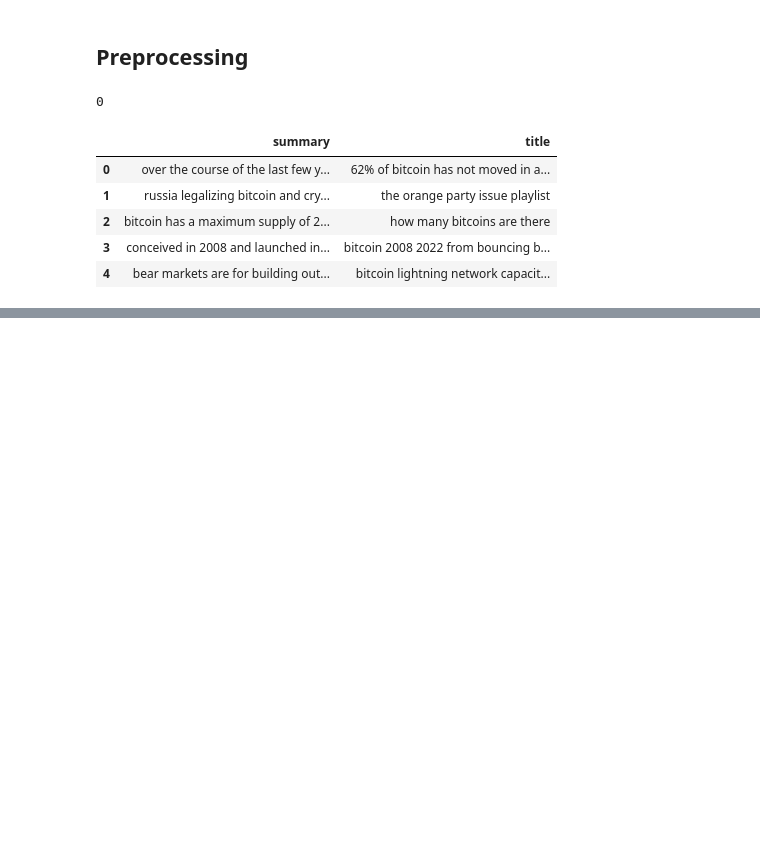
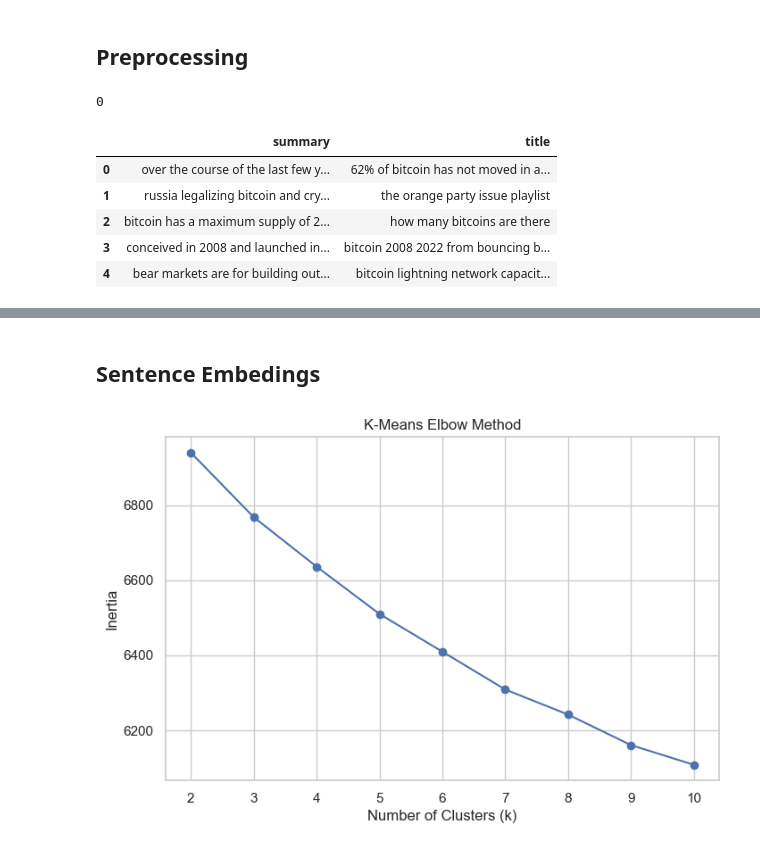
Before and after one commit to gaurav1-9/temporal-topical-sorting, a Jupyter notebook: bitcoin/code_v1.ipynb, the cells around one changed output, grey strips where cells are left out. Drawn from its saved outputs; the diff is of its cells as text; code cells hidden in the pictures; blank space fills up the shorter version.

Commit message:
k means graph added

```diff
--- a/bitcoin/code_v1.ipynb
+++ b/bitcoin/code_v1.ipynb
@@ -50,14 +58,14 @@ data = data.copy()
 data.summary = (
     data.summary
     .str.lower()
-    .str.replace(r'\n','',regex=True)
-    .str.replace(r'[^a-z0-9\%]',' ',regex=True)
+    .str.replace(r'\n',' ',regex=True)
+    .str.replace(r'[^a-z0-9\%.\s]',' ',regex=True)
 )
 data.title = (
     data.title
     .str.lower()
-    .str.replace(r'\n','',regex=True)
-    .str.replace(r'[^a-z0-9\%]',' ',regex=True)
+    .str.replace(r'\n',' ',regex=True)
+    .str.replace(r'[^a-z0-9\%.\s]',' ',regex=True)
 )
 
 data.head()
@@ -68,3 +76,5 @@ data.head()
 | 2 | bitcoin has a maximum supply of 2... | how many bitcoins are there |
 | 3 | conceived in 2008 and launched in... | bitcoin 2008 2022 from bouncing b... |
 | 4 | bear markets are for building out... | bitcoin lightning network capacit... |
+# %%
+data['combined'] = data['summary']+data['title']
@@ -70,0 +85,14 @@ data.head()
+# %%
+sentences = []
+meta = []
+
+for idx, row in data.iterrows():
+    text = row["combined"]
+    split_sents = re.split(r'(?<=[.!?])\s+', text)
+    for sent in split_sents:
+        if len(sent.strip()) > 10:
+            sentences.append(sent.strip())
+            meta.append(idx)
+
+sent_df = pd.DataFrame({"sentence": sentences, "source_index": meta})
+sent_df.head()
@@ -70,0 +106,2 @@ data.head()
+# %% [markdown]
+## Sentence Embedings
@@ -70,0 +110,3 @@ data.head()
+# %%
+model = SentenceTransformer('all-MiniLM-L6-v2')
+embeddings = model.encode(sent_df["sentence"].tolist(), show_progress_bar=True)
@@ -70,0 +115,17 @@ data.head()
+# %%
+inertia = []
+K = range(2, 11)
+for k in K:
+    kmeans = KMeans(n_clusters=k, random_state=42)
+    kmeans.fit(embeddings)
+    inertia.append(kmeans.inertia_)
+
+# Plot elbow graph
+plt.figure(figsize=(8, 5))
+plt.plot(K, inertia, marker='o')
+plt.title('K-Means Elbow Method')
+plt.xlabel('Number of Clusters (k)')
+plt.ylabel('Inertia')
+plt.show()
+# %% [output]
+[figure, added]
```
Also changed, not shown: parts of 10 cells of this notebook, 2 other files.
